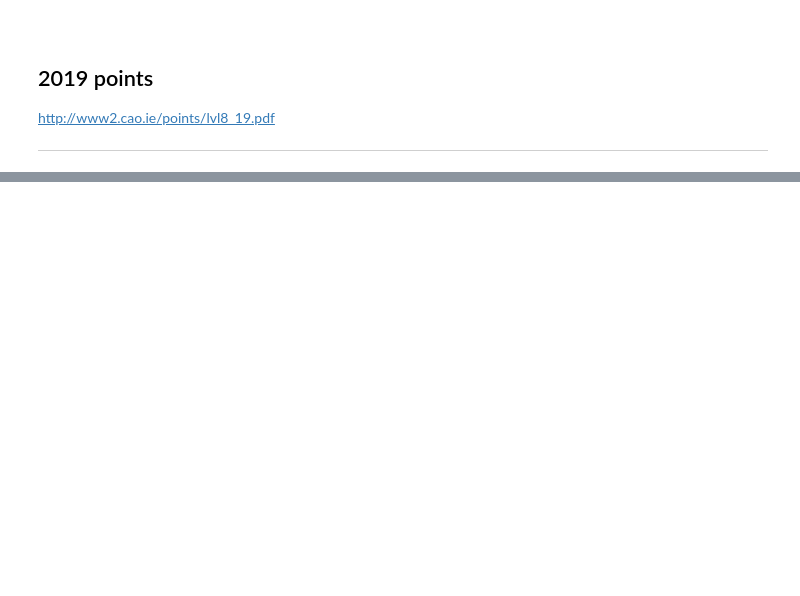
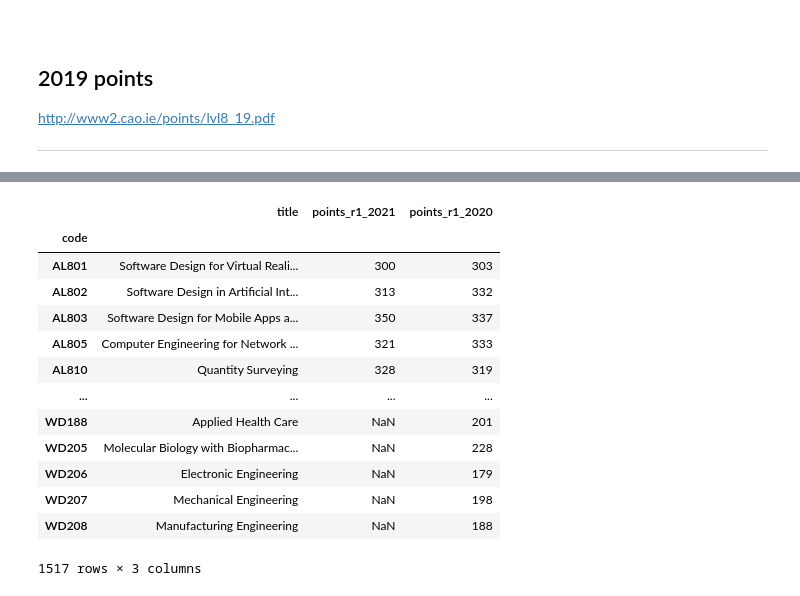
Before and after one commit to Trishmcc/Fundamentals-of-Data-Analytics, a Jupyter notebook: cao-points-analysis.ipynb, the cells around one changed output, grey strips where cells are left out. Saved outputs shown, nothing was run; the diff lists cells and outputs as text; code cells hidden in the pictures; blank space fills up the shorter version.

```diff
--- a/cao-points-analysis.ipynb
+++ b/cao-points-analysis.ipynb
@@ -194,0 +412,6 @@ dfs = tabula.read_pdf(path, pages='all')
+# %%
+# Set the index to the code column.
+allcourses.set_index('code', inplace=True)
+# %%
+allcourses = allcourses.join(df2021[['points_r1_2021']])
+allcourses
@@ -194,0 +433,4 @@ dfs = tabula.read_pdf(path, pages='all')
+# %%
+df2020_r1 = df2020[['COURSE CODE2', 'R1 POINTS']]
+df2020_r1.columns = ['code', 'points_r1_2020']
+df2020_r1
@@ -194,0 +451,4 @@ dfs = tabula.read_pdf(path, pages='all')
+# %%
+# Set the index to the code column.
+df2020_r1.set_index('code', inplace=True)
+df2020_r1
@@ -194,0 +470,19 @@ dfs = tabula.read_pdf(path, pages='all')
+# %%
+# Join 2020 points to allcourses.
+allcourses = allcourses.join(df2020_r1)
+allcourses
+# %% [output]
+|  | title | points_r1_2021 | points_r1_2020 |
+| code |  |  |  |
+| AL801 | Software Design for Virtual Reali... | 300 | 303 |
+| AL802 | Software Design in Artificial Int... | 313 | 332 |
+| AL803 | Software Design for Mobile Apps a... | 350 | 337 |
+| AL805 | Computer Engineering for Network ... | 321 | 333 |
+| AL810 | Quantity Surveying | 328 | 319 |
+| ... | ... | ... | ... |
+| WD188 | Applied Health Care | NaN | 201 |
+| WD205 | Molecular Biology with Biopharmac... | NaN | 228 |
+| WD206 | Electronic Engineering | NaN | 179 |
+| WD207 | Mechanical Engineering | NaN | 198 |
+| WD208 | Manufacturing Engineering | NaN | 188 |
+1517 rows × 3 columns
```
Also changed, not shown: parts of 28 cells of this notebook, 45 other files.
